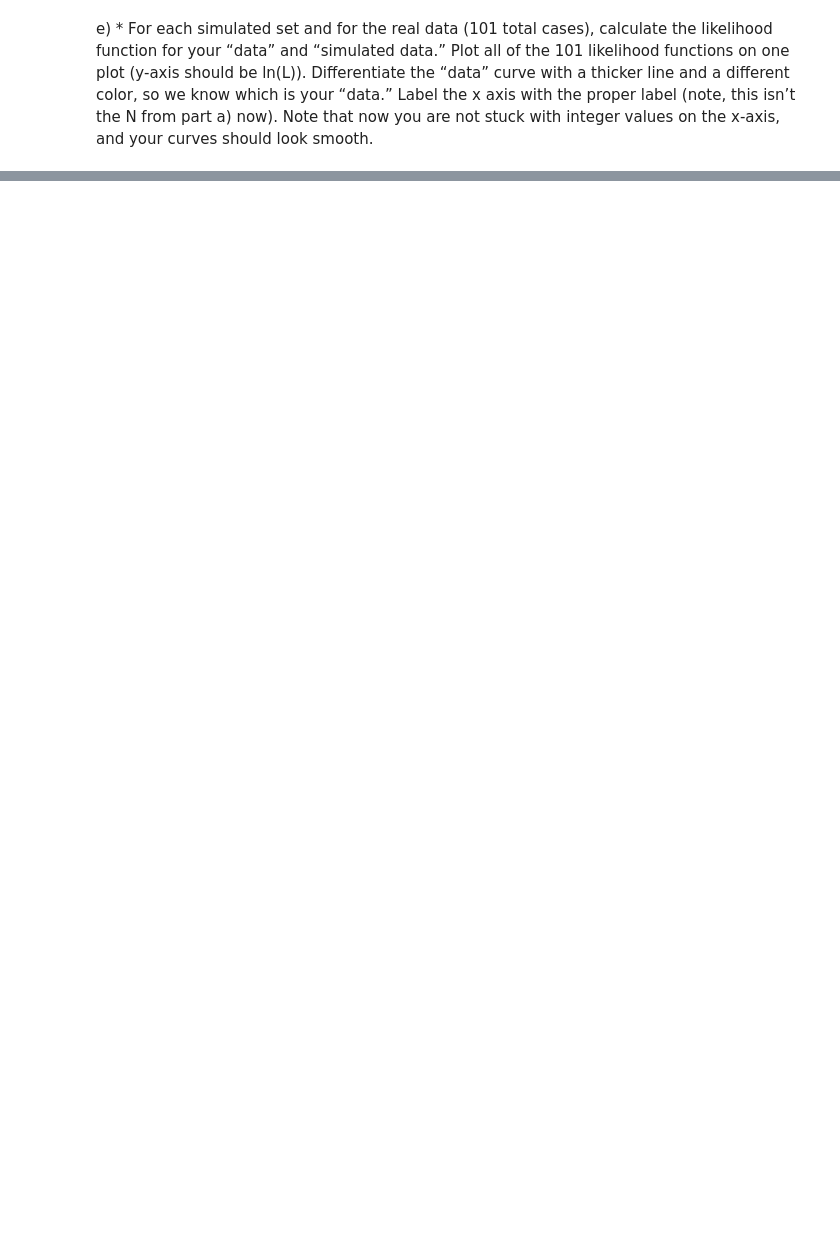
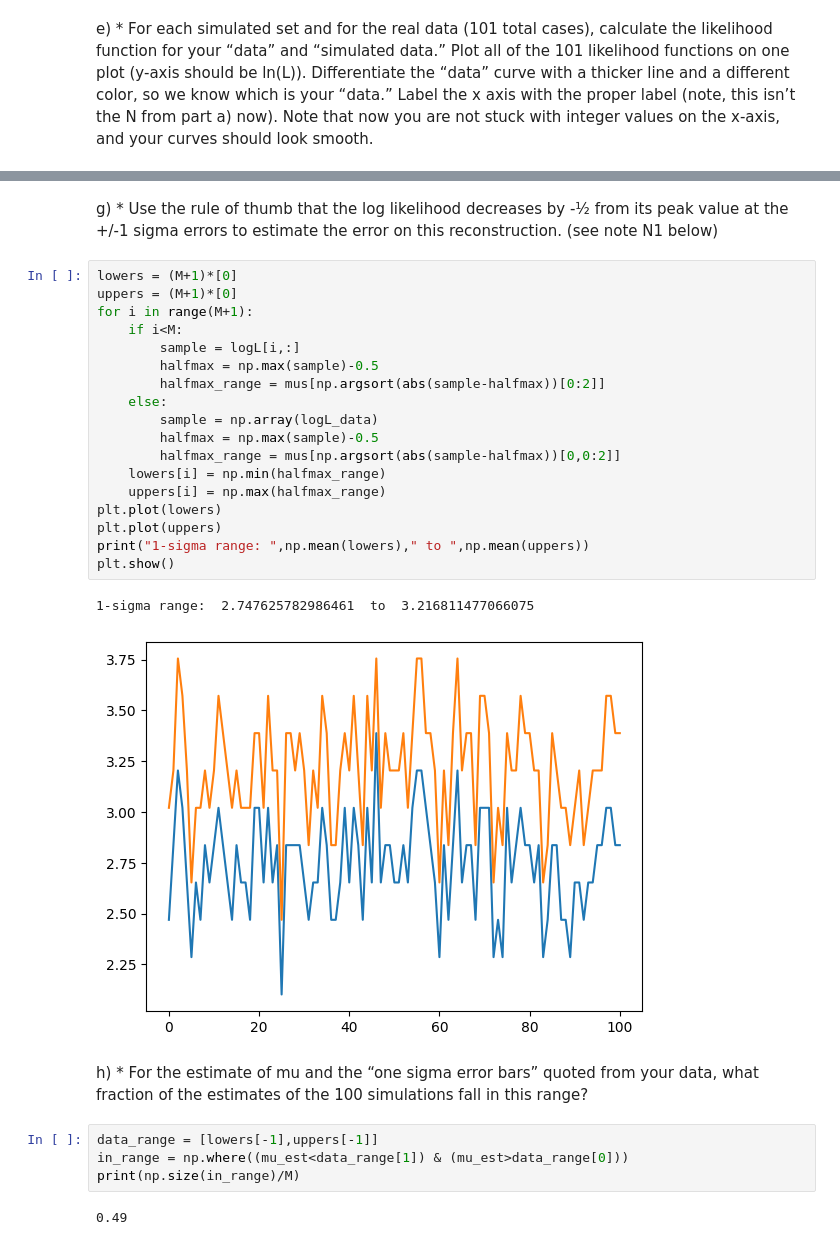
Before and after one commit to andcook5/Physics38600, a Jupyter notebook: HW/P386HW2.ipynb, the cells around one changed output, grey strips where cells are left out. Drawn from its saved outputs; the diff is of its cells as text; blank space fills up the shorter version.

```diff
--- a/HW/P386HW2.ipynb
+++ b/HW/P386HW2.ipynb
@@ -58,0 +73,31 @@ plt.show()
+# %% [markdown]
+g) * Use the rule of thumb that the log likelihood decreases by -½ from its peak value at the +/-1 sigma errors to estimate the error on this reconstruction. (see note	 N1 below)
+# %%
+lowers = (M+1)*[0]
+uppers = (M+1)*[0]
+for i in range(M+1):
+    if i<M:
+        sample = logL[i,:]
+        halfmax = np.max(sample)-0.5
+        halfmax_range = mus[np.argsort(abs(sample-halfmax))[0:2]]
+    else:
+        sample = np.array(logL_data)
+        halfmax = np.max(sample)-0.5
+        halfmax_range = mus[np.argsort(abs(sample-halfmax))[0,0:2]]
+    lowers[i] = np.min(halfmax_range)
+    uppers[i] = np.max(halfmax_range)
+plt.plot(lowers)
+plt.plot(uppers)
+print("1-sigma range: ",np.mean(lowers)," to ",np.mean(uppers))
+plt.show()
+# %% [output]
+1-sigma range:  2.747625782986461  to  3.216811477066075
+[figure, added]
+# %% [markdown]
+h) * For the estimate of mu and the “one sigma error bars” quoted from your data, what fraction of the estimates of the 100 simulations fall in this range?
+# %%
+data_range = [lowers[-1],uppers[-1]]
+in_range = np.where((mu_est<data_range[1]) & (mu_est>data_range[0]))
+print(np.size(in_range)/M)
+# %% [output]
+0.49
```
Also changed, not shown: parts of 5 cells of this notebook.
